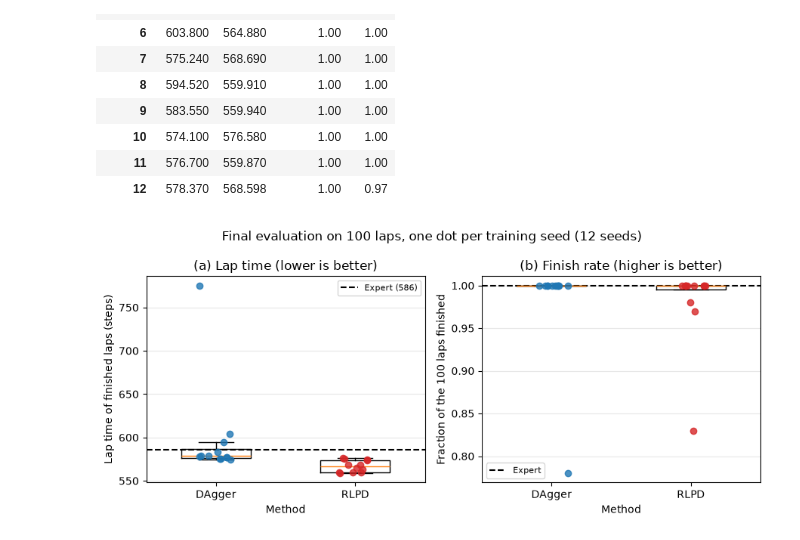
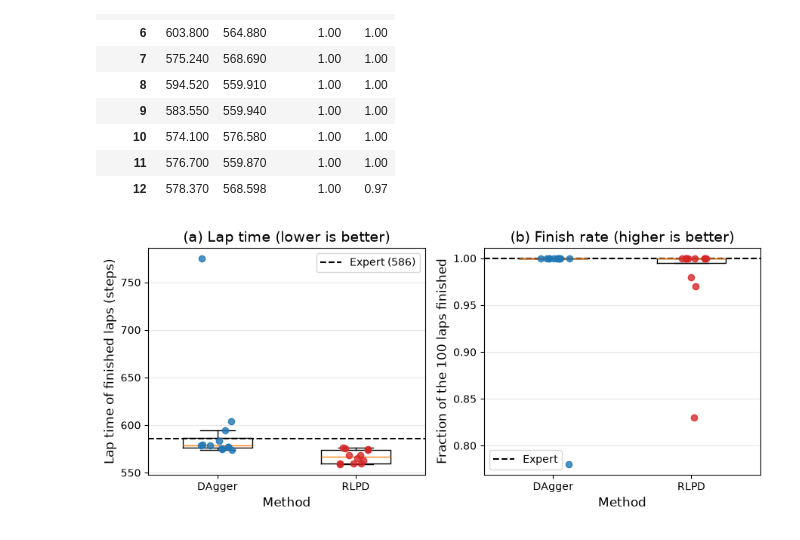
Before and after one commit to SitaraLiang/dAgger-RLPD-STK, a Jupyter notebook: notebooks/figures.ipynb, the cells around one changed output. Saved outputs shown, nothing was run; the diff lists cells and outputs as text; code cells hidden in the pictures.

```diff
--- a/notebooks/figures.ipynb
+++ b/notebooks/figures.ipynb
@@ -191,39 +191,39 @@ final.pivot(index="seed", columns="method", values=["lap_time", "finish_rate"]).
 # %%
 METHODS = ["DAgger", "RLPD"]
 rng = np.random.default_rng(0)  # Only spreads the dots sideways, for readability
 
 
 def draw_per_seed(ax, column):
     values = [final.loc[final["method"] == method, column].dropna() for method in METHODS]
     ax.boxplot(values, positions=range(len(METHODS)), widths=0.5, showfliers=False)
     for position, (method, points) in enumerate(zip(METHODS, values)):
         ax.scatter(
             position + rng.uniform(-0.12, 0.12, len(points)), points,
             color=COLORS[method], alpha=0.8, zorder=3,
         )
     ax.set_xticks(range(len(METHODS)), METHODS)
     ax.grid(axis="y", alpha=0.3)
 
 
 fig, (lap_ax, finish_ax) = plt.subplots(1, 2, figsize=(9, 4))
 
 draw_per_seed(lap_ax, "lap_time")
 lap_ax.axhline(EXPERT_LAP, color=COLORS["Expert"], linestyle="--", label=f"Expert ({EXPERT_LAP:.0f})")
-lap_ax.set_xlabel("Method")
-lap_ax.set_ylabel("Lap time of finished laps (steps)")
-lap_ax.set_title("(a) Lap time (lower is better)")
-lap_ax.legend(fontsize=8)
+lap_ax.set_xlabel("Method", fontsize=12)
+lap_ax.set_ylabel("Lap time of finished laps (steps)", fontsize=12)
+lap_ax.set_title("(a) Lap time (lower is better)", fontsize=14)
+lap_ax.legend(fontsize=10)
 
 draw_per_seed(finish_ax, "finish_rate")
 finish_ax.axhline(expert["completion_rate"], color=COLORS["Expert"], linestyle="--", label="Expert")
-finish_ax.set_xlabel("Method")
-finish_ax.set_ylabel("Fraction of the 100 laps finished")
-finish_ax.set_title("(b) Finish rate (higher is better)")
-finish_ax.legend(fontsize=8)
+finish_ax.set_xlabel("Method", fontsize=12)
+finish_ax.set_ylabel("Fraction of the 100 laps finished", fontsize=12)
+finish_ax.set_title("(b) Finish rate (higher is better)", fontsize=14)
+finish_ax.legend(fontsize=10)
 
-fig.suptitle(f"Final evaluation on 100 laps, one dot per training seed ({final['seed'].nunique()} seeds)")
+#fig.suptitle(f"Final evaluation on 100 laps, one dot per training seed ({final['seed'].nunique()} seeds)")
 fig.tight_layout()
 fig.savefig(FIGURES / "fig2_final_performance.pdf", bbox_inches="tight")
 plt.show()
 # %% [output]
-[figure, old version]
+[figure, new version]
```
Also changed, not shown: parts of 1 cell of this notebook, 2 other files.
